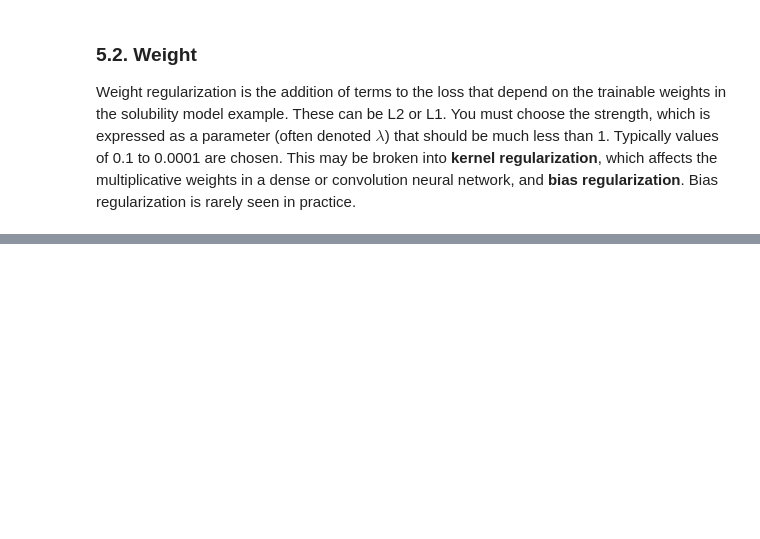
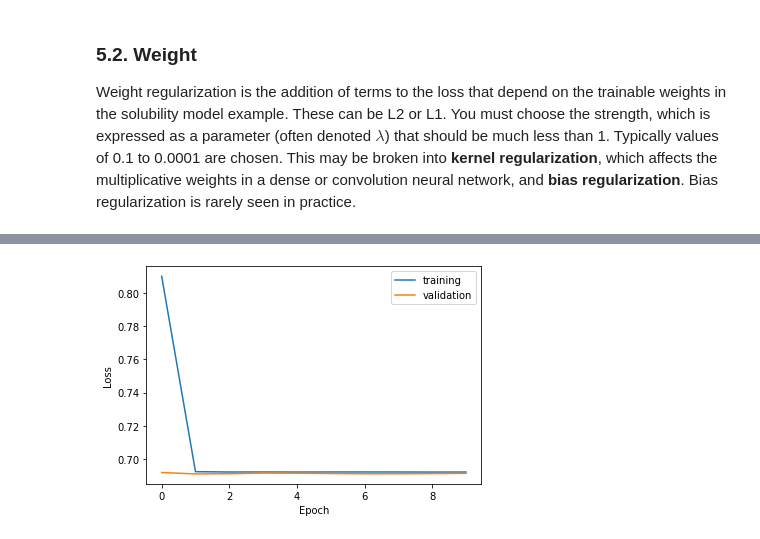
Before and after one commit to EloiSanchez/Learning_ML, a Jupyter notebook: 7_Standard_Layers.ipynb, the cells around one changed output, grey strips where cells are left out. Cells and saved outputs as stored; diff of their text form; code cells hidden in the pictures; blank space fills up the shorter version.

Commit message:
Finished lesson 7 'Standard Layers'

```diff
--- a/7_Standard_Layers.ipynb
+++ b/7_Standard_Layers.ipynb
@@ -235,0 +359,40 @@ Weight regularization is the addition of terms to the loss that depend on the tr
+# %%
+model = tf.keras.Sequential()
+
+model.add(
+    tf.keras.layers.Embedding(
+        input_dim=21, output_dim=16, mask_zero=True, input_length=pos_data.shape[-1]
+    )
+)
+
+# now we move to convolutions and pooling
+model.add(tf.keras.layers.Conv1D(filters=16, kernel_size=5, activation="relu"))
+model.add(tf.keras.layers.MaxPooling1D(pool_size=4))
+
+model.add(tf.keras.layers.Conv1D(filters=16, kernel_size=3, activation="relu"))
+model.add(tf.keras.layers.MaxPooling1D(pool_size=2))
+
+model.add(tf.keras.layers.Conv1D(filters=16, kernel_size=3, activation="relu"))
+model.add(tf.keras.layers.MaxPooling1D(pool_size=2))
+
+# now we flatten to move to hidden dense layers.
+# Flattening just removes all axes except 1 (and implicit batch is still in there as always!)
+
+model.add(tf.keras.layers.Flatten())
+
+# HERE IS THE REGULARIZATION:
+model.add(tf.keras.layers.Dense(256, activation="relu", kernel_regularizer="l2"))
+model.add(tf.keras.layers.Dense(64, activation="relu", kernel_regularizer="l2"))
+model.add(tf.keras.layers.Dense(1, activation="sigmoid"))
+
+
+model.compile("adam", loss="binary_crossentropy", metrics=["accuracy"])
+result = model.fit(train_data, validation_data=val_data, epochs=10, verbose=1)
+
+plt.plot(result.history["loss"], label="training")
+plt.plot(result.history["val_loss"], label="validation")
+plt.legend()
+plt.xlabel("Epoch")
+plt.ylabel("Loss")
+plt.show()
+# %% [output]
@@ -235,0 +419 @@ Weight regularization is the addition of terms to the loss that depend on the tr
+[figure, added]
```
Also changed, not shown: parts of 21 cells of this notebook.
